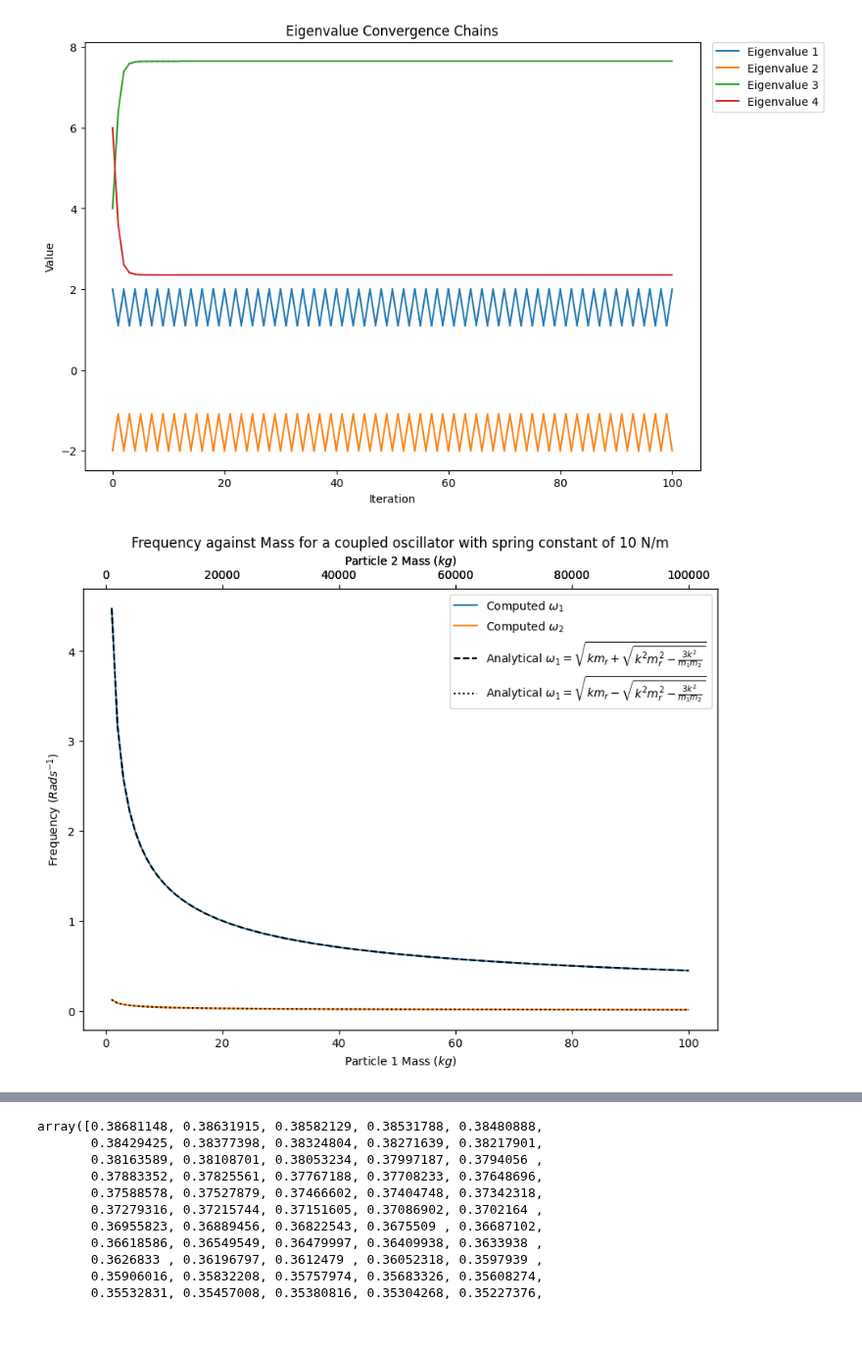
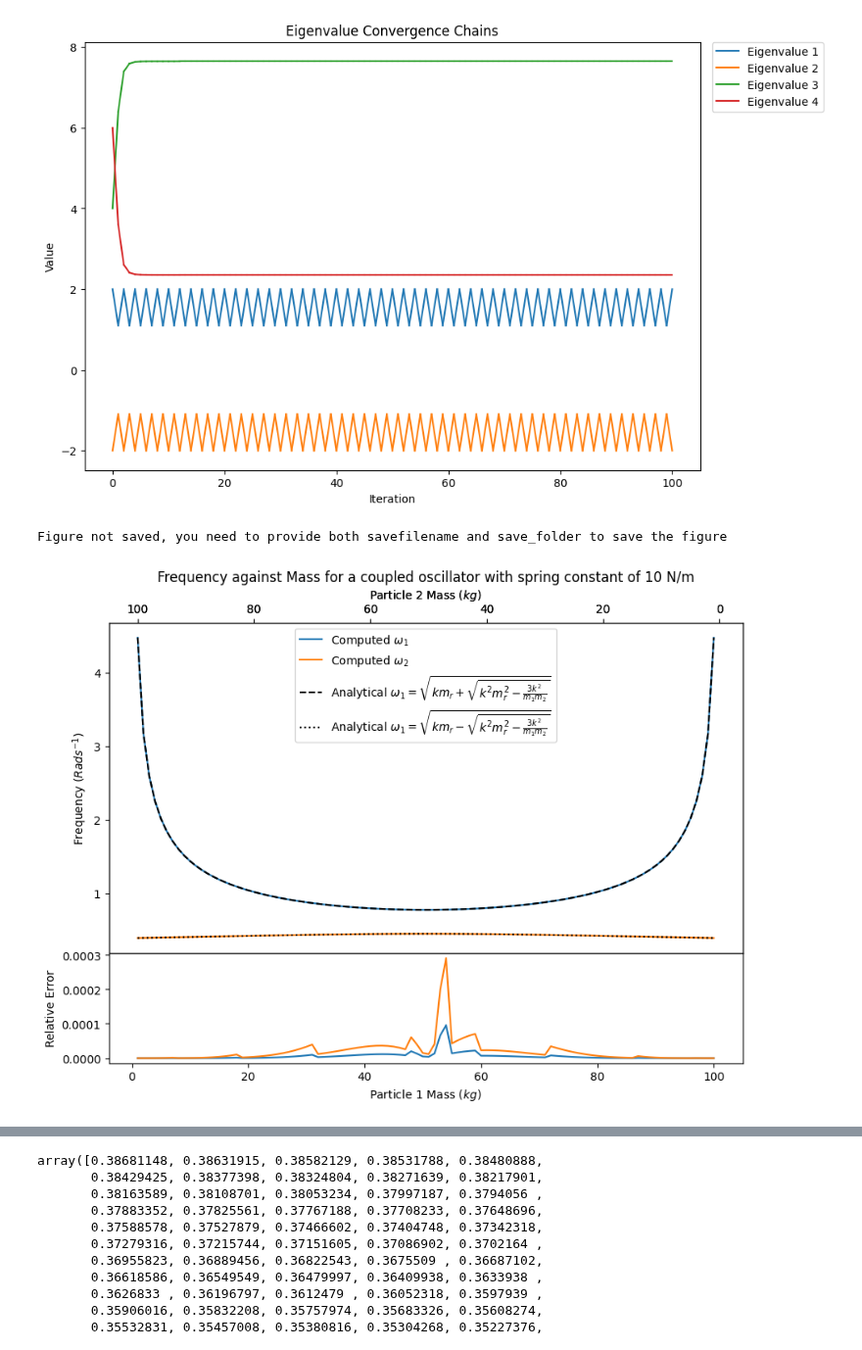
Before and after one commit to BryceDixon/Computational, a Jupyter notebook: Test1.ipynb, the cells around one changed output, grey strips where cells are left out. Shown at 98% size. Saved outputs shown, nothing was run; the diff lists cells and outputs as text; code cells hidden in the pictures.

```diff
--- a/Test1.ipynb
+++ b/Test1.ipynb
@@ -56,11 +56,12 @@ Final Matrix:
 # %%
 mass_range = np.linspace(1,100,100)
 mass_range = np.array(mass_range)
 mass2_range = np.geomspace(1,100,100)*2
-mass2_range = [10]*100
-os.mass_plot(mass_range, 10, mass2_range = mass_range*1000, analytical = True, save_folder='C:/Users/bryce/Downloads', savefilename='10m2_mass_plot')
+mass2_range = mass_range*2
+os.mass_plot(mass_range, 10, eig_acceptance=0.001, mass2_range = np.linspace(100,1,100), analytical = True, save_folder='C:/Users/bryce/Downloads', savefilename=None)
 # %% [output]
+Figure not saved, you need to provide both savefilename and save_folder to save the figure
-[figure, old version]
+[figure, new version]
 # %%
 spring_const_range = np.geomspace(1,100,100)
 os.spring_const_plot(spring_const_range, 10, analytical = True, save_folder='C:/Users/bryce/Downloads', savefilename='spring_const_plot')
```
Also changed, not shown: parts of 3 cells of this notebook, 2 other files.
